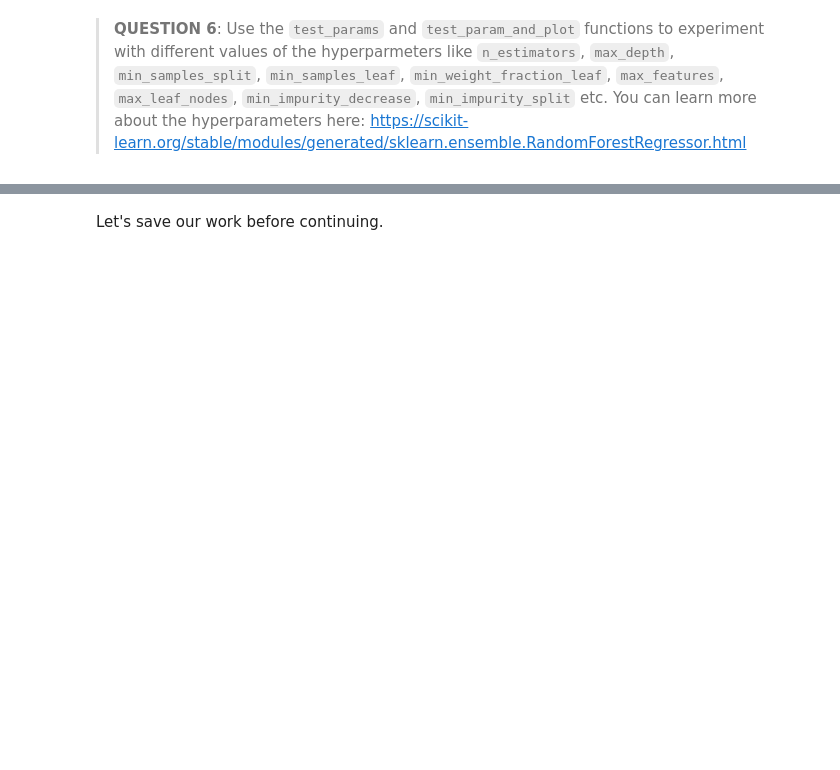
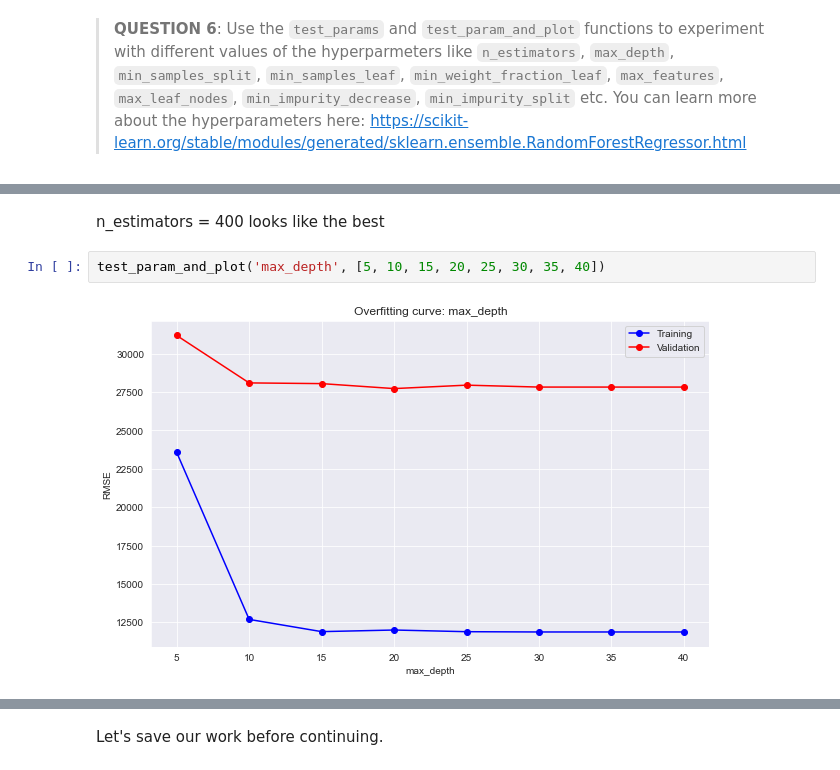
Before and after one commit to Surfix/Learn2, a Jupyter notebook: Jovian/python-random-forests-assignment/python-random-forests-assignment.ipynb, the cells around one changed output, grey strips where cells are left out. Drawn from its saved outputs; the diff is of its cells as text; blank space fills up the shorter version.

```diff
--- a/Jovian/python-random-forests-assignment/python-random-forests-assignment.ipynb
+++ b/Jovian/python-random-forests-assignment/python-random-forests-assignment.ipynb
@@ -259,0 +412,6 @@ jovian.commit()
+# %% [markdown]
+n_estimators = 400 looks like the best
+# %%
+test_param_and_plot('max_depth', [5, 10, 15, 20, 25, 30, 35, 40])
+# %% [output]
+[figure, added]
```
Also changed, not shown: parts of 53 cells of this notebook.
